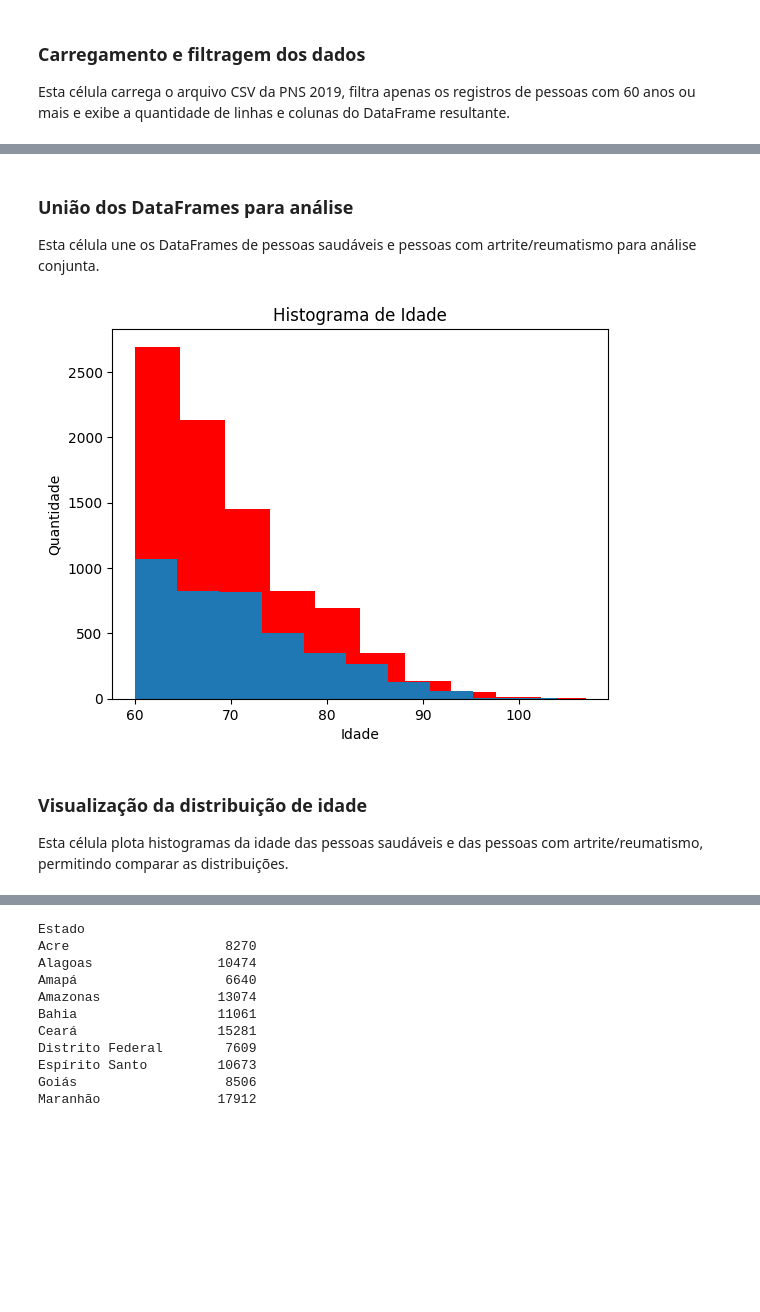
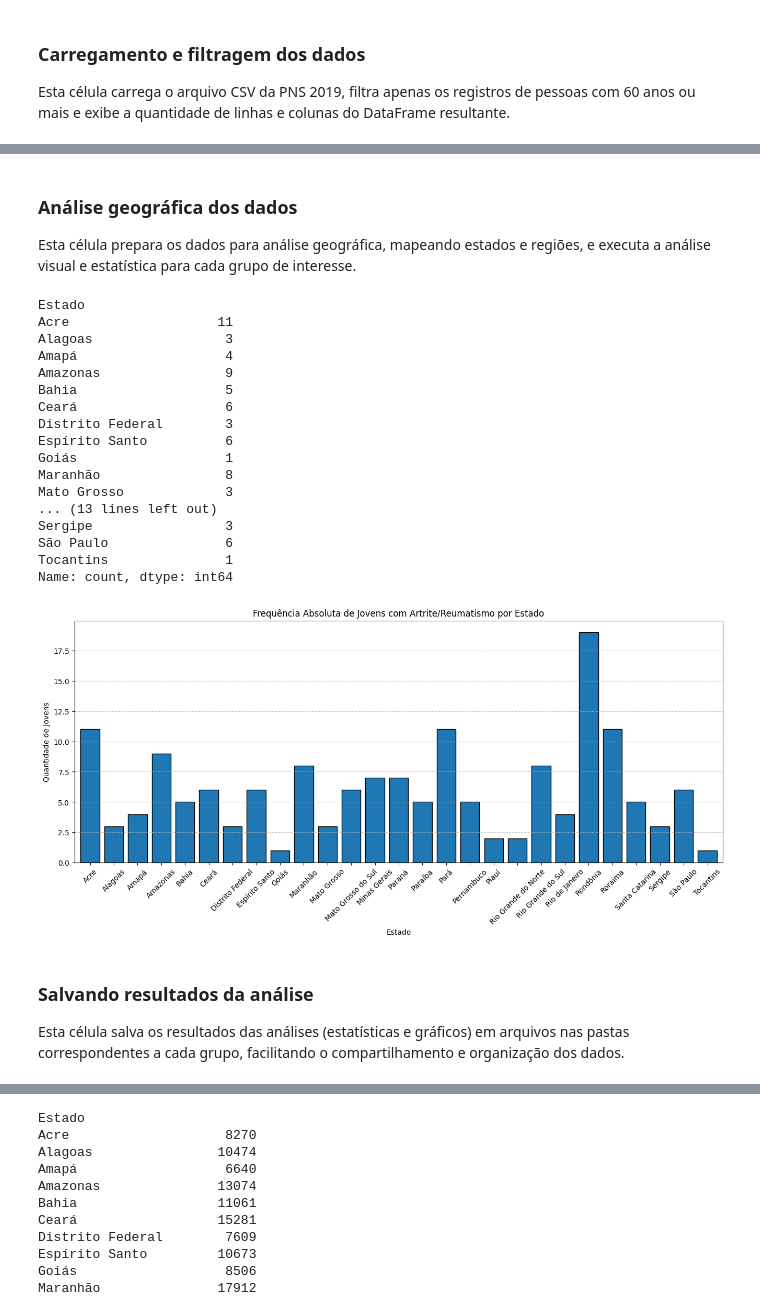
Before and after one commit to pedrinndias/Projeto-PNS-2019, a Jupyter notebook: notebooks/pessoas_saudaveis.ipynb, the cells around one changed output, grey strips where cells are left out. Drawn from its saved outputs; the diff is of its cells as text; code cells hidden in the pictures; blank space fills up the shorter version.

```diff
--- a/notebooks/pessoas_saudaveis.ipynb
+++ b/notebooks/pessoas_saudaveis.ipynb
@@ -187,22 +153,38 @@ df_uniao = pd.concat([df_bem, df_atri_reu])
 # %% [markdown]
-### União dos DataFrames para análise
-Esta célula une os DataFrames de pessoas saudáveis e pessoas com artrite/reumatismo para análise conjunta.
+### Análise geográfica dos dados
+Esta célula prepara os dados para análise geográfica, mapeando estados e regiões, e executa a análise visual e estatística para cada grupo de interesse.
 # %%
-# Plota o histograma da idade das pessoas do DataFrame df_uniao em vermelho
-plt.hist(df_uniao['Idade'], color='red')
-# Plota o histograma da idade das pessoas com artrite/reumatismo
-plt.hist(df_atri_reu['Idade'])
-# Adiciona o título ao gráfico
-plt.title('Histograma de Idade')
-# Adiciona o rótulo do eixo X
-plt.xlabel('Idade')
-# Adiciona o rótulo do eixo Y
-plt.ylabel('Quantidade')
-# Exibe o gráfico
+# Conta e plota a frequência absoluta de portadores de artrite/reumatismo por estado
+contagem_artrite_reumatismo_es = df_atri_reu['Estado'].value_counts().sort_index()
+print(contagem_artrite_reumatismo_es)
+# Plota o gráfico de barras
+contagem_artrite_reumatismo_es.plot(kind ='bar', edgecolor='black', figsize=(16, 6), width=0.8)
+plt.title('Frequência Absoluta de Jovens com Artrite/Reumatismo por Estado')
+plt.xlabel('Estado')
+plt.ylabel('Quantidade de Jovens')
+plt.xticks(rotation=45)
+plt.grid(axis='y', linestyle='--', alpha=0.7)
 plt.show()
 # %% [output]
+Estado
+Acre                   11
+Alagoas                 3
+Amapá                   4
+Amazonas                9
+Bahia                   5
+Ceará                   6
+Distrito Federal        3
+Espírito Santo          6
+Goiás                   1
+Maranhão                8
+Mato Grosso             3
+... (13 lines left out)
+Sergipe                 3
+São Paulo               6
+Tocantins               1
+Name: count, dtype: int64
-[figure, old version]
+[figure, new version]
 # %% [markdown]
-### Visualização da distribuição de idade
-Esta célula plota histogramas da idade das pessoas saudáveis e das pessoas com artrite/reumatismo, permitindo comparar as distribuições.
+### Salvando resultados da análise
+Esta célula salva os resultados das análises (estatísticas e gráficos) em arquivos nas pastas correspondentes a cada grupo, facilitando o compartilhamento e organização dos dados.
 # %%
```
Also changed, not shown: parts of 25 cells of this notebook, 20 other files.
